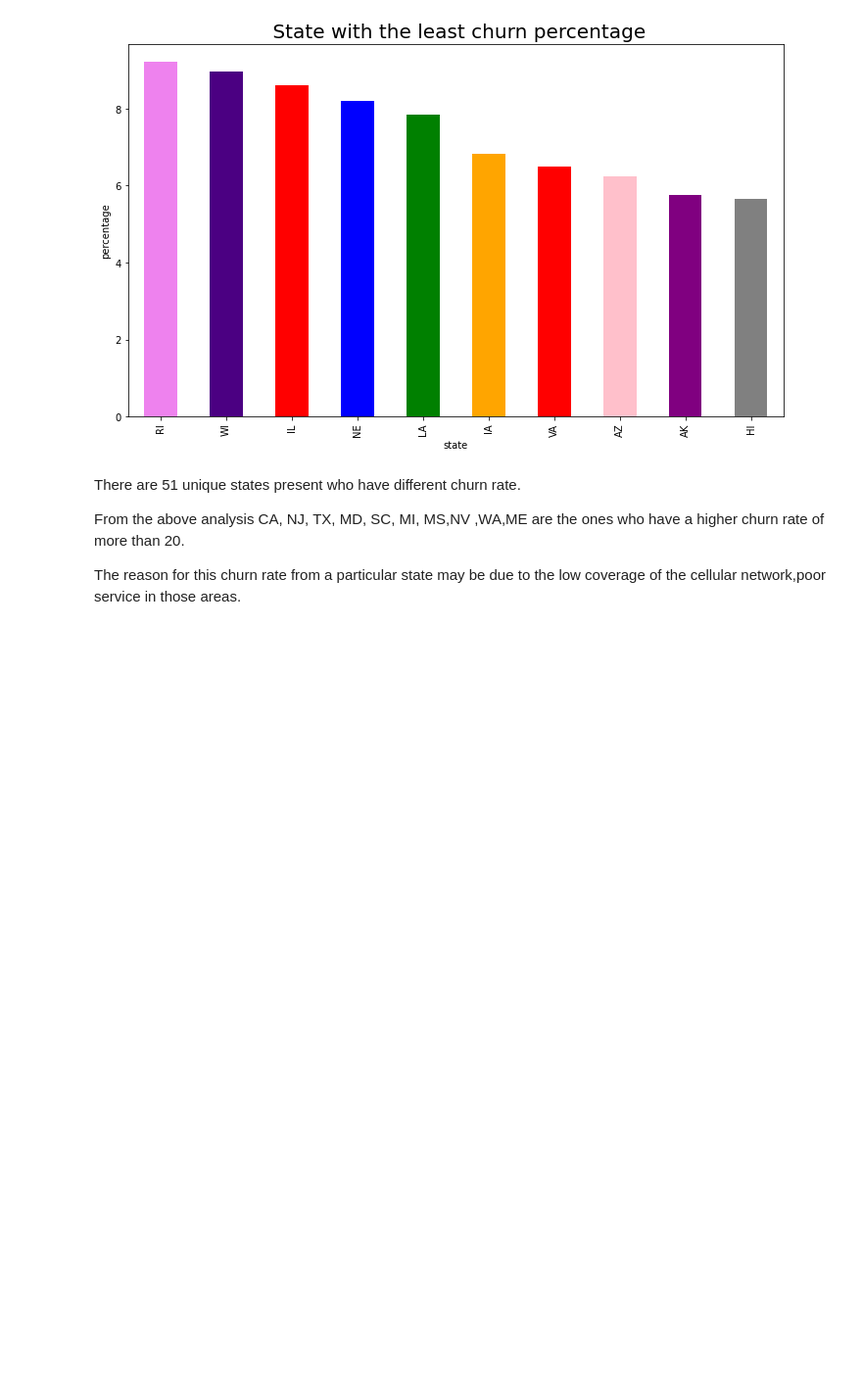
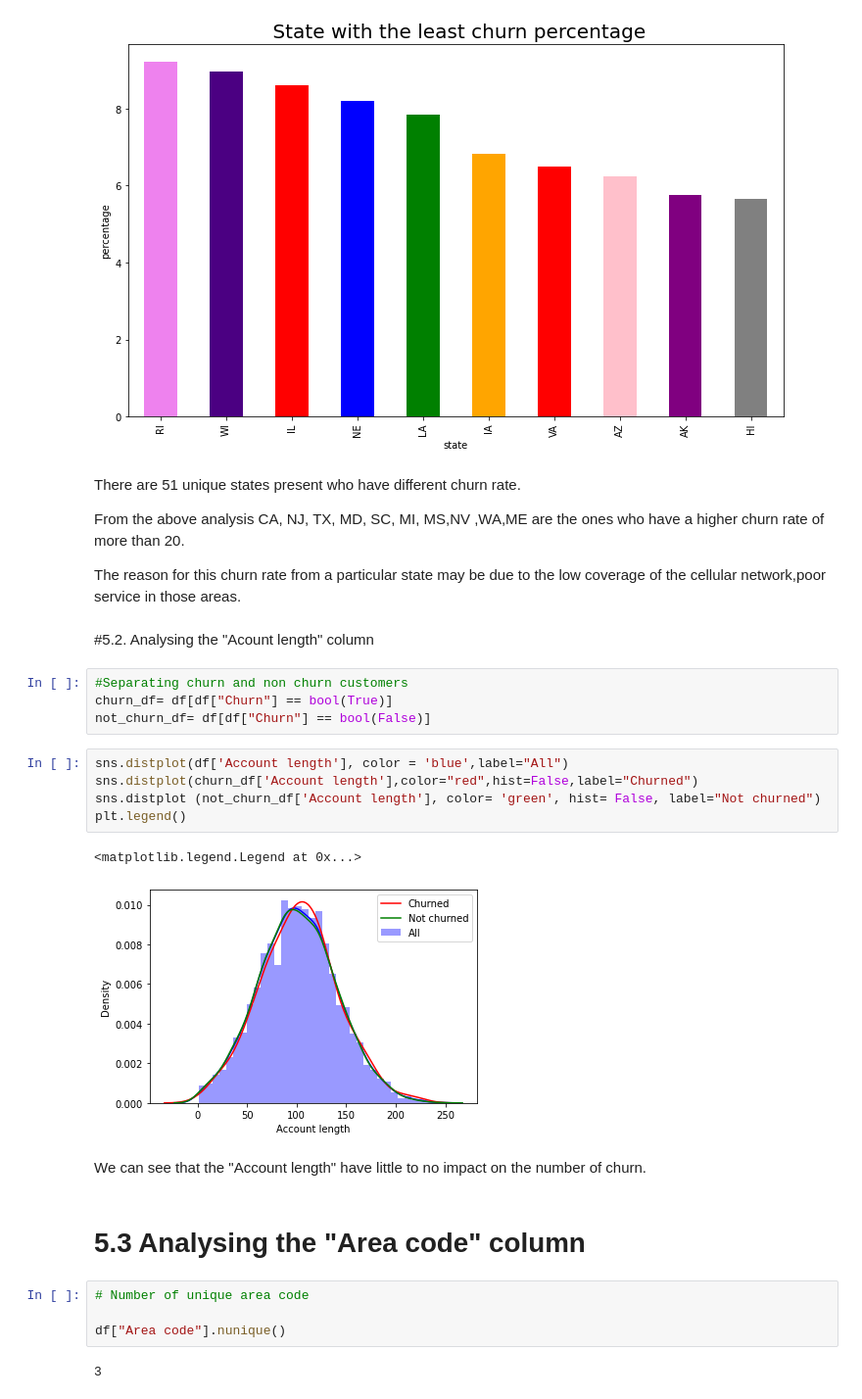
Before and after one commit to CKhumba/Telecom-Churn-Analysis, a Jupyter notebook: Telecom_Churn_Analysis_Capstone_Project.ipynb, the cells around one changed output. Shown: that part at 98% size. Drawn from its saved outputs; the diff is of its cells as text; blank space fills up the shorter version.

```diff
--- a/Telecom_Churn_Analysis_Capstone_Project.ipynb
+++ b/Telecom_Churn_Analysis_Capstone_Project.ipynb
@@ -278,3 +278,27 @@ There are 51 unique states present who have different churn rate.
 From the above analysis CA, NJ, TX, MD, SC, MI, MS,NV ,WA,ME are the ones who have a higher churn rate of more than 20.
 
 The reason for this churn rate from a particular state may be due to the low coverage of the cellular network,poor service in those areas.
+# %% [markdown]
+#5.2. Analysing the "Acount length" column
+# %%
+#Separating churn and non churn customers
+churn_df= df[df["Churn"] == bool(True)]
+not_churn_df= df[df["Churn"] == bool(False)]
+# %%
+sns.distplot(df['Account length'], color = 'blue',label="All")
+sns.distplot(churn_df['Account length'],color="red",hist=False,label="Churned")
+sns.distplot (not_churn_df['Account length'], color= 'green', hist= False, label="Not churned")
+plt.legend()
+# %% [output]
+<matplotlib.legend.Legend at 0x...>
+[figure, added]
+# %% [markdown]
+We can see that the "Account length" have little to no impact on the number of churn.
+# %% [markdown]
+# 5.3 Analysing the "Area code" column
+# %%
+# Number of unique area code
+
+df["Area code"].nunique()
+# %% [output]
+3
```
Also changed, not shown: parts of 52 cells of this notebook.
